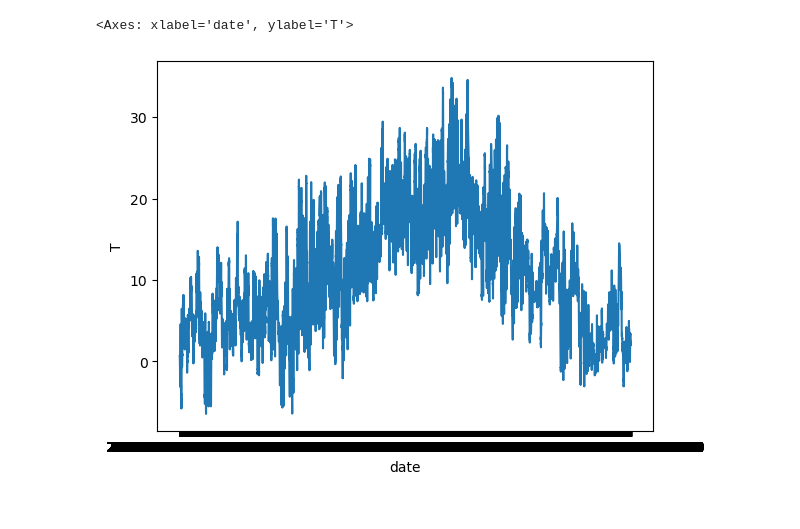
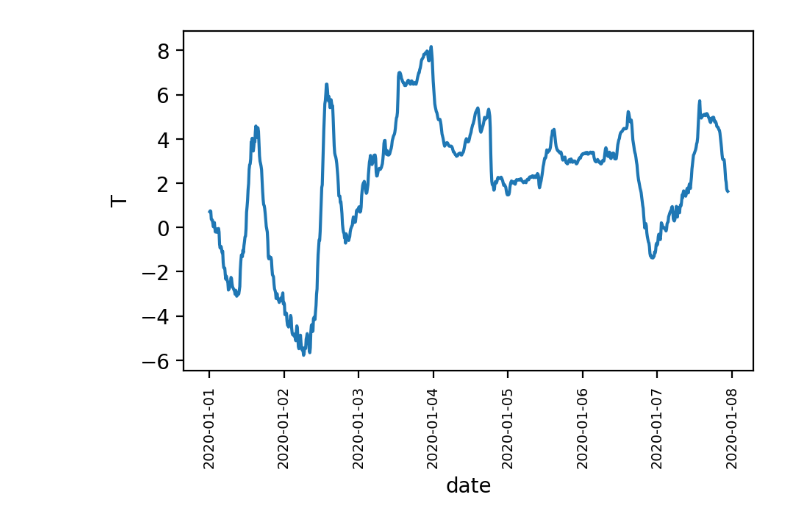
Before and after one commit to bsalisbury1/Projects, a Jupyter notebook: TimeSeriesForecasting/exploration.ipynb, the cells around one changed output. Cells and saved outputs as stored; diff of their text form; code cells hidden in the pictures.

```diff
--- a/TimeSeriesForecasting/exploration.ipynb
+++ b/TimeSeriesForecasting/exploration.ipynb
@@ -19,5 +20,6 @@ shape: (5, 21)
-# %%
-sns.lineplot(data = df, x = 'date', y = 'T')
-# %% [output]
-<Axes: xlabel='date', ylabel='T'>
-[figure, removed]
+# %%
+fig, ax = plt.subplots(figsize=(5, 3), dpi=200)
+sns.lineplot(data=df[:1000], x='date', y='T', ax=ax)
+ax.tick_params(axis='x', labelrotation=90, labelsize='x-small')
+# %% [output]
+[figure, added]
```
Also changed, not shown: parts of 4 cells of this notebook, 2 other files.
